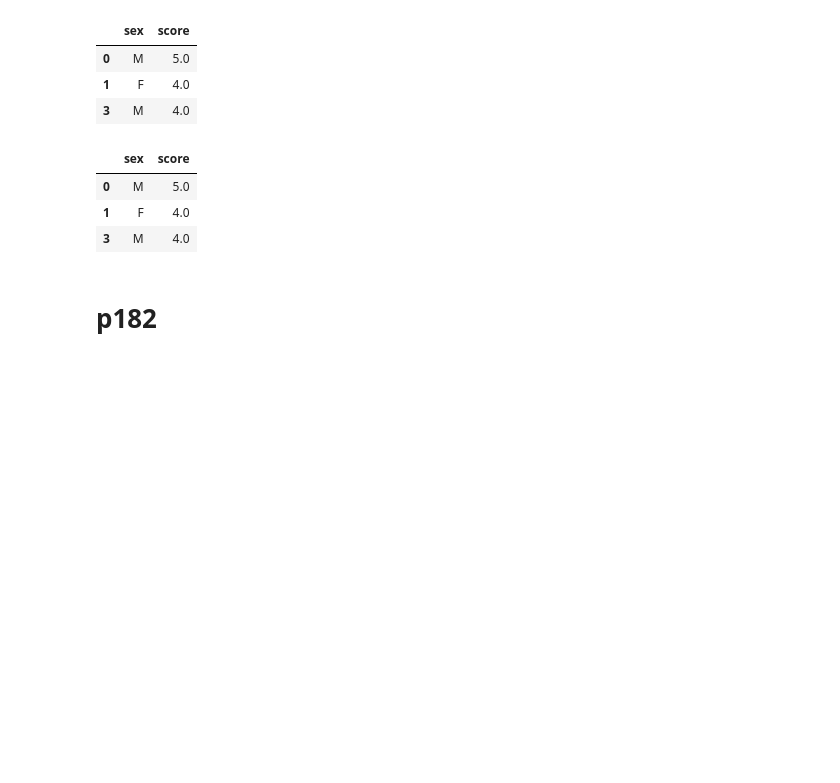
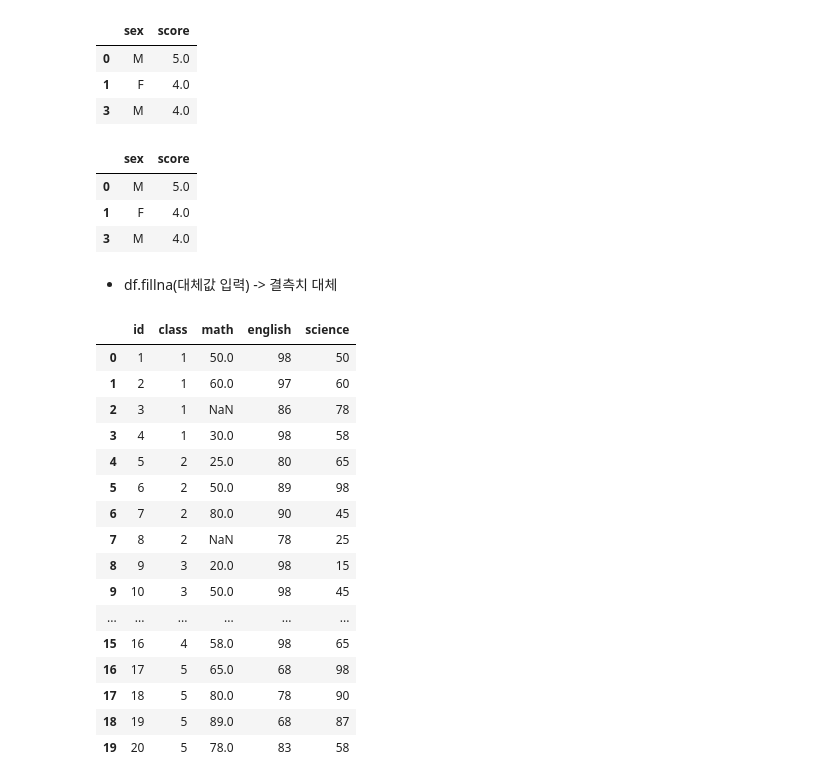
Before and after one commit to zzwony/Start_0920, a Jupyter notebook: 파이썬데이터분석.ipynb, the cells around one changed output. Saved outputs shown, nothing was run; the diff lists cells and outputs as text; code cells hidden in the pictures; blank space fills up the shorter version.

```diff
--- a/파이썬데이터분석.ipynb
+++ b/파이썬데이터분석.ipynb
@@ -595,5 +602,5 @@ df_nomiss2
 | 0 | M | 5.0 |
 | 1 | F | 4.0 |
 | 3 | M | 4.0 |
-# %% [markdown]
-# p182
+# %% [markdown]
+- df.fillna(대체값 입력) -> 결측치 대체
@@ -599,0 +610,22 @@ df_nomiss2
+# %%
+exam = pd.read_excel("excel_exam.xlsx")
+exam.loc[[2,7,14],['math']] = np.nan
+exam
+# %% [output]
+|  | id | class | math | english | science |
+| 0 | 1 | 1 | 50.0 | 98 | 50 |
+| 1 | 2 | 1 | 60.0 | 97 | 60 |
+| 2 | 3 | 1 | NaN | 86 | 78 |
+| 3 | 4 | 1 | 30.0 | 98 | 58 |
+| 4 | 5 | 2 | 25.0 | 80 | 65 |
+| 5 | 6 | 2 | 50.0 | 89 | 98 |
+| 6 | 7 | 2 | 80.0 | 90 | 45 |
+| 7 | 8 | 2 | NaN | 78 | 25 |
+| 8 | 9 | 3 | 20.0 | 98 | 15 |
+| 9 | 10 | 3 | 50.0 | 98 | 45 |
+| ... | ... | ... | ... | ... | ... |
+| 15 | 16 | 4 | 58.0 | 98 | 65 |
+| 16 | 17 | 5 | 65.0 | 68 | 98 |
+| 17 | 18 | 5 | 80.0 | 78 | 90 |
+| 18 | 19 | 5 | 89.0 | 68 | 87 |
+| 19 | 20 | 5 | 78.0 | 83 | 58 |
```
Also changed, not shown: parts of 30 cells of this notebook.
